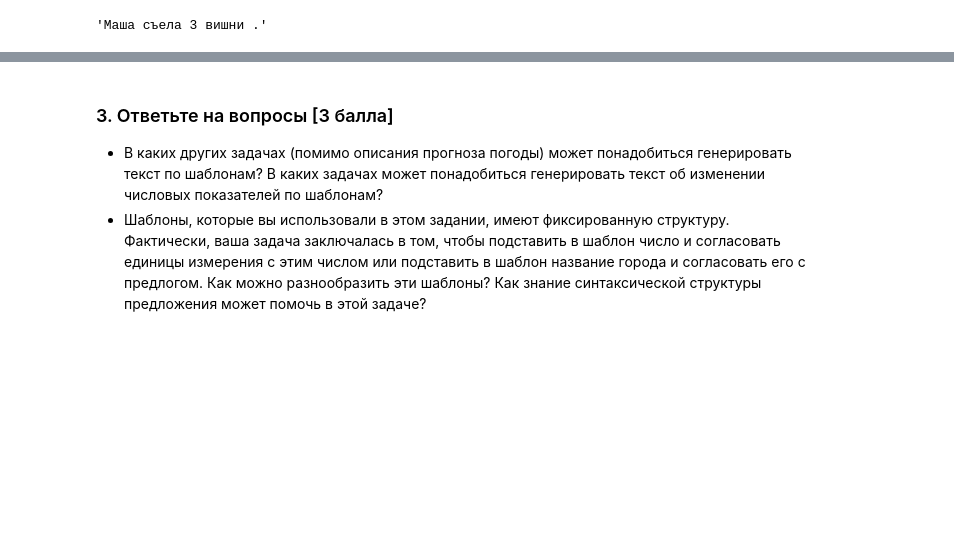
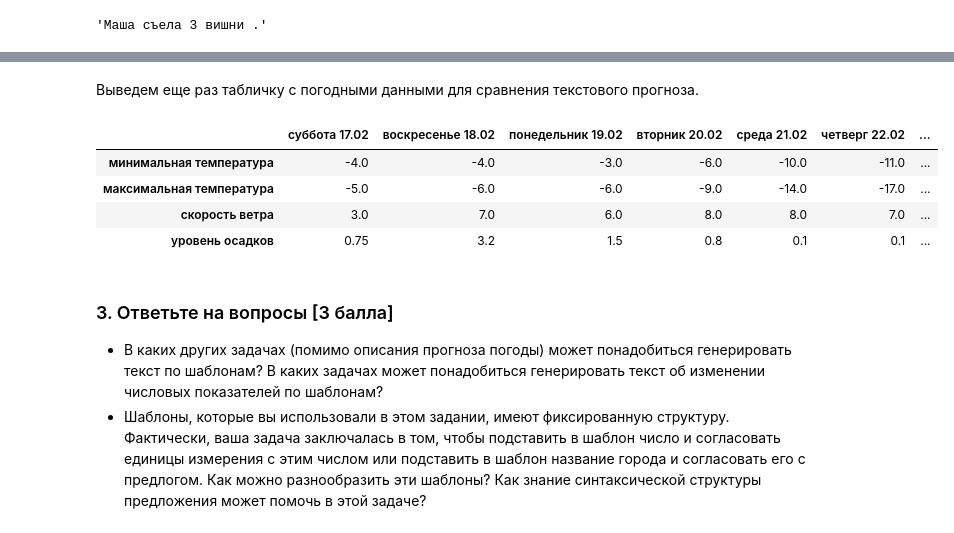
Before and after one commit to BobrG/IreneGit, a Jupyter notebook: hw1_nlp.ipynb, the cells around one changed output, grey strips where cells are left out. Saved outputs shown, nothing was run; the diff lists cells and outputs as text; code cells hidden in the pictures; blank space fills up the shorter version.

```diff
--- a/hw1_nlp.ipynb
+++ b/hw1_nlp.ipynb
@@ -288,3 +361,13 @@ print(weather_forecast(current_city, 'четверг 22.02'))
+# %% [markdown]
+Выведем еще раз табличку с погодными данными для сравнения текстового прогноза.
+# %%
+df
+# %% [output]
+|  | суббота 17.02 | воскресенье 18.02 | понедельник 19.02 | вторник 20.02 | среда 21.02 | четверг 22.02 | ... |
+| минимальная температура | -4.0 | -4.0 | -3.0 | -6.0 | -10.0 | -11.0 | ... |
+| максимальная температура | -5.0 | -6.0 | -6.0 | -9.0 | -14.0 | -17.0 | ... |
+| скорость ветра | 3.0 | 7.0 | 6.0 | 8.0 | 8.0 | 7.0 | ... |
+| уровень осадков | 0.75 | 3.2 | 1.5 | 0.8 | 0.1 | 0.1 | ... |
 # %% [markdown]
 ### 3. Ответьте на вопросы [3 балла]
 * В каких других задачах (помимо описания прогноза погоды) может понадобиться генерировать текст по шаблонам? В каких задачах может понадобиться генерировать текст об изменении числовых показателей по шаблонам?
```
Also changed, not shown: parts of 18 cells of this notebook.
